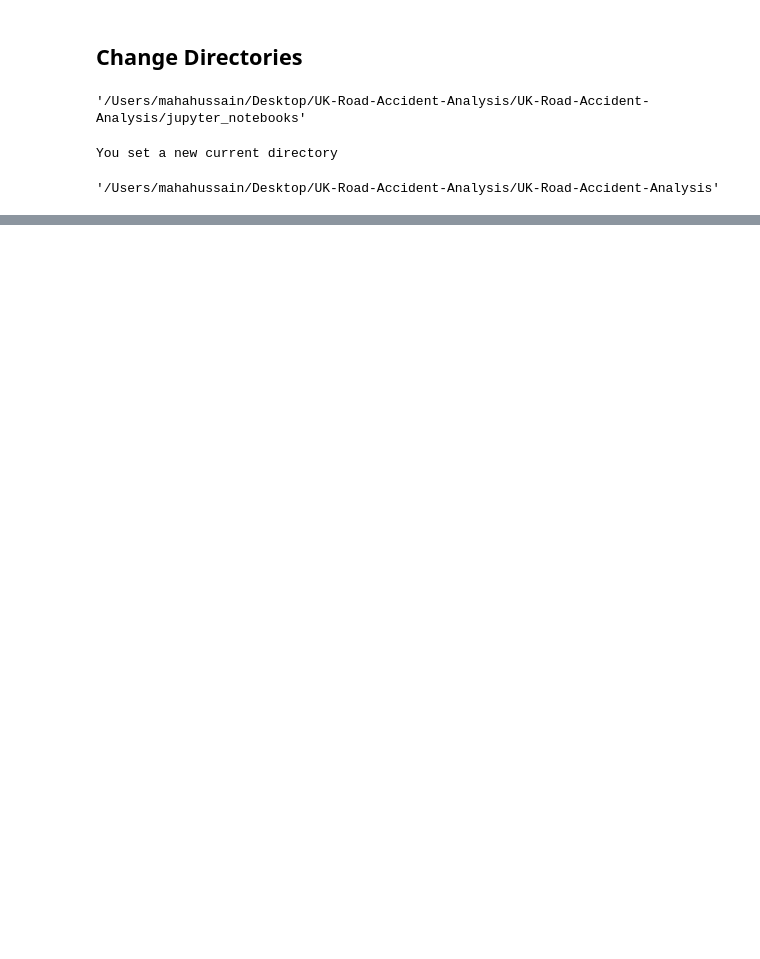
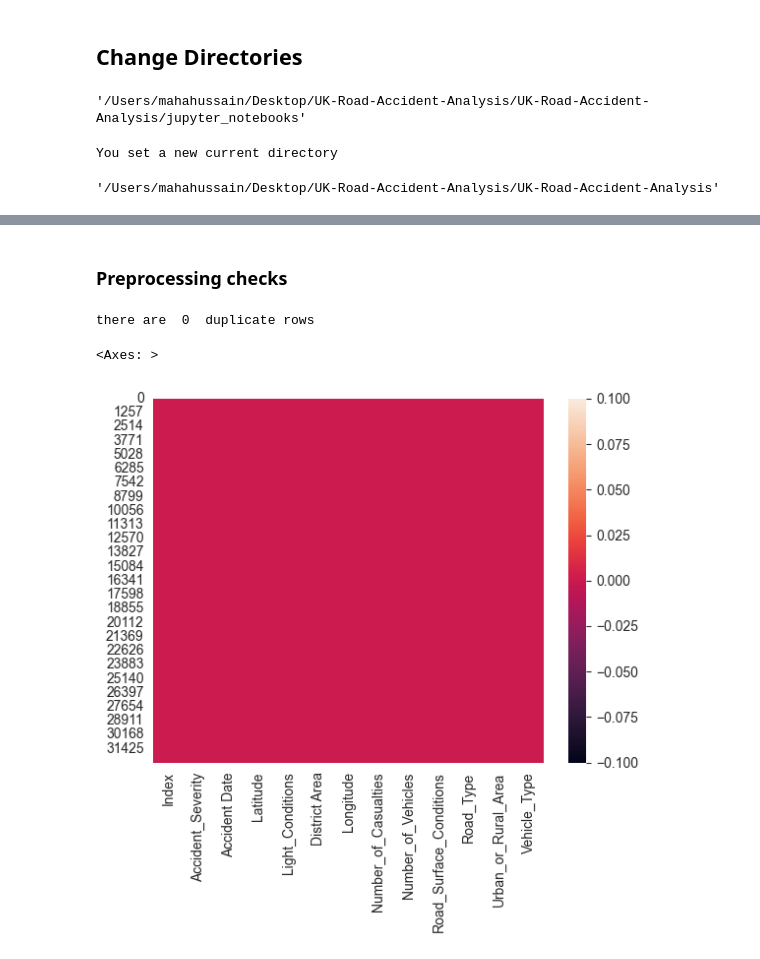
Before and after one commit to MahaSci/UK-Road-Accident-Analysis, a Jupyter notebook: jupyter_notebooks/09_Machine_Learning.ipynb, the cells around one changed output, grey strips where cells are left out. Cells and saved outputs as stored; diff of their text form; code cells hidden in the pictures; blank space fills up the shorter version.

```diff
--- a/jupyter_notebooks/09_Machine_Learning.ipynb
+++ b/jupyter_notebooks/09_Machine_Learning.ipynb
@@ -27,0 +52,6 @@ import plotly.express as px
+# %%
+df = pd.read_csv('filtered_accident_data_set.csv')
+
+og_df = df.copy() # save the original data set in case we need it later
+
+df.head()
@@ -27,0 +88,13 @@ import plotly.express as px
+# %% [markdown]
+### Preprocessing checks
+# %%
+# print num of duplicate rows
+print( f'there are ',df.duplicated().sum(), ' duplicate rows')
+# %% [output]
+there are  0  duplicate rows
+# %%
+# Heatmap to check missing values
+sns.heatmap(df.isnull())
+# %% [output]
+<Axes: >
+[figure, added]
```
Also changed, not shown: parts of 31 cells of this notebook.
